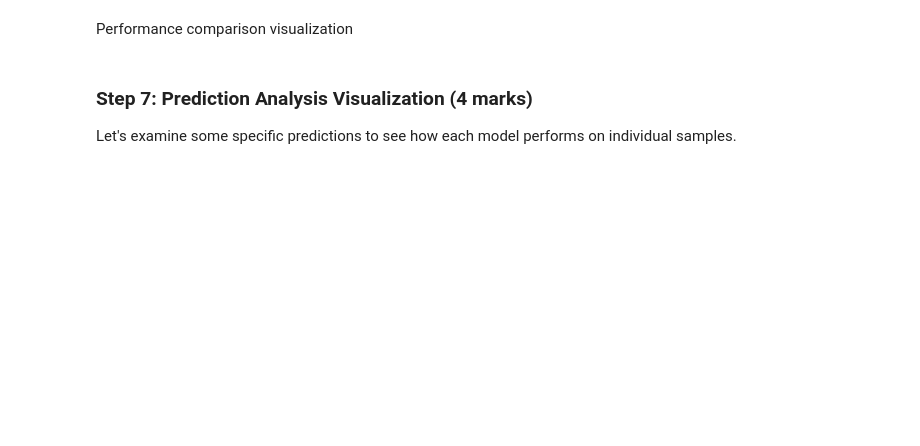
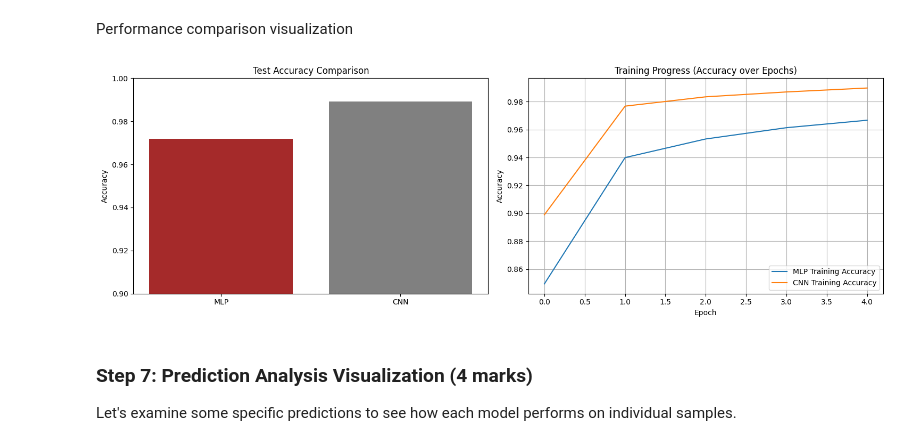
Before and after one commit to muhammadsiddique99/ENGG680_2025_Fall, a Jupyter notebook: Lab_Assignment2/Machine1 (1).ipynb, the cells around one changed output. Saved outputs shown, nothing was run; the diff lists cells and outputs as text; code cells hidden in the pictures; blank space fills up the shorter version.

```diff
--- a/Lab_Assignment2/Machine1 (1).ipynb
+++ b/Lab_Assignment2/Machine1 (1).ipynb
@@ -930,7 +973,7 @@ from sklearn.metrics import confusion_matrix, classification_report
 import pandas as pd
 
 # LOAD & PREPARE DATA
-df_full = pd.read_csv("Student Depression Dataset.csv")
+df_full = pd.read_csv("/content/sample_data/Student Depression Dataset.csv")
 
 # Apply preprocessing steps for consistency
 df_full.drop(columns=['id'], inplace=True, errors='ignore') # Drop 'id' column
@@ -1377,6 +1497,14 @@ print("CNN Model created")
 # %%
 # Train CNN model using cnn_model we compile, same parameters as MLP
 # (1 marks)
-cnn_history =
+EPOCHS = 5 #Number of complete passes through entire training dataset
+BATCH_SIZE = 128 #Number of samples processed before updating model weights
+cnn_history = cnn_model.fit(
+    X_train_normalized, y_train_categorical,
+    epochs = EPOCHS,
+    batch_size = BATCH_SIZE,
+    validation_split = 0.1,
+    verbose = 0
+)
 
 print("CNN training completed")
@@ -1391,14 +1521,25 @@ Using .predict(), .evaluate() functions as we used in part2
 # Get test loss and accuracy, make predictions, convert probabilities to class labels
 
 # your code here for mlp (1.5 marks)
+mlp_predictions = mlp_model.predict(X_test_normalized)
+mlp_loss, mlp_accuracy = mlp_model.evaluate(X_test_normalized, y_test_categorical)
+
+
 
 # Note: The model outputs class probabilities (softmax). We convert these to discrete class labels by taking the index of the maximum probability (argmax).
 # These integer labels (0-9) are required for computing accuracy, building confusion matrices, and for plotting / comparing predicted vs true labels.
 mlp_predicted_classes = np.argmax(mlp_predictions, axis=1)
 
 # your code here for cnn (1.5 marks)
+cnn_predictions = cnn_model.predict(X_test_normalized)
+cnn_loss, cnn_accuracy = cnn_model.evaluate(X_test_normalized, y_test_categorical)
 
 # Similarly, convert CNN predicted probabilities to class labels
+cnn_predicted_classes = np.argmax(cnn_predictions, axis=1)
 
 
 # Display Results
+print("MLP Test Loss:", mlp_loss)
+print("MLP Test Accuracy:", mlp_accuracy)
+print("CNN Test Loss:", cnn_loss)
+print("CNN Test Accuracy:", cnn_accuracy)
@@ -1407,12 +1557,36 @@ Performance comparison visualization
 # %%
 # Create side-by-side bar chart for model accuracy comparison and line plot for training progress comparison
 # (1 marks)
 # put them in a single figure horizontally
 # Add titles, labels, legends for clarity
 # hint: use .history() function to get training history from the training step
 
+# Plotting the comparison of Loss and Accuracy
+fig, [ax1, ax2] = plt.subplots(1, 2, figsize=(15, 5))
 
+# Bar chart for Test Accuracy Comparison on ax1
+models = ['MLP', 'CNN']
+accuracies = [mlp_accuracy, cnn_accuracy]
+
+ax1.bar(models, accuracies, color=['brown', 'grey'])
+ax1.set_title('Test Accuracy Comparison')
+ax1.set_ylabel('Accuracy')
+ax1.set_ylim(0.9, 1.0) # Set y-limit to better visualize differences
+
+
+# Plot Training Accuracy over Epochs on ax2
+ax2.plot(mlp_history.history['accuracy'], label='MLP Training Accuracy')
+ax2.plot(cnn_history.history['accuracy'], label='CNN Training Accuracy')
+ax2.set_title('Training Progress (Accuracy over Epochs)')
+ax2.set_ylabel('Accuracy')
+ax2.set_xlabel('Epoch')
+ax2.legend()
+ax2.grid(True)
+
+fig.tight_layout()
 plt.show()
+# %% [output]
+[figure, added]
 # %% [markdown]
 ### Step 7: Prediction Analysis Visualization (4 marks)
 
```
Also changed, not shown: parts of 20 cells of this notebook.
